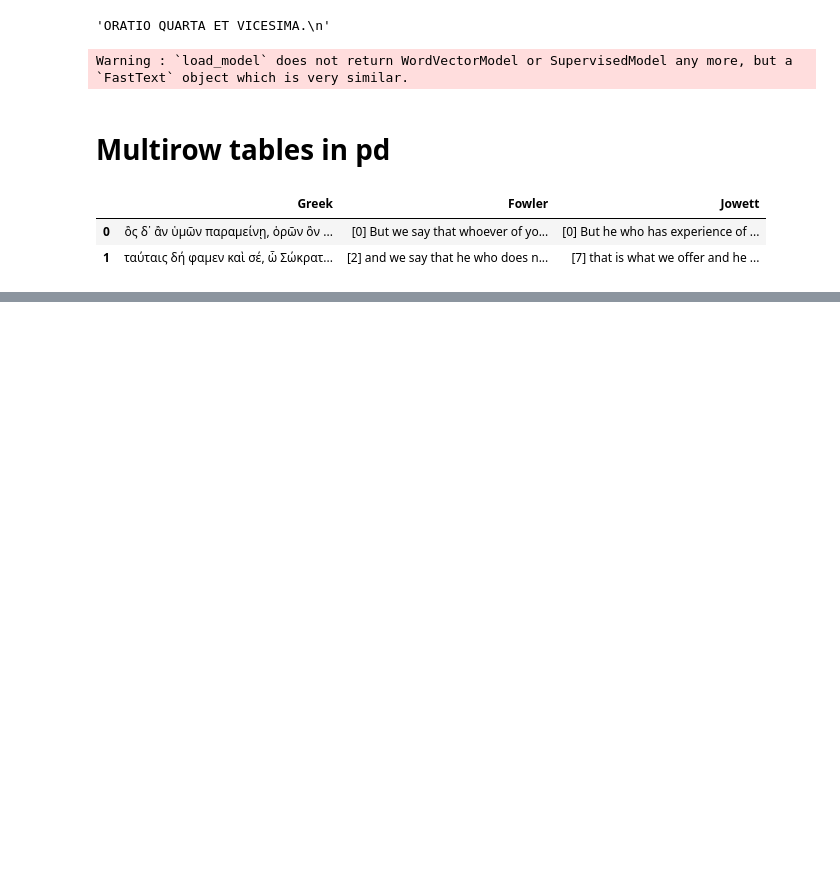
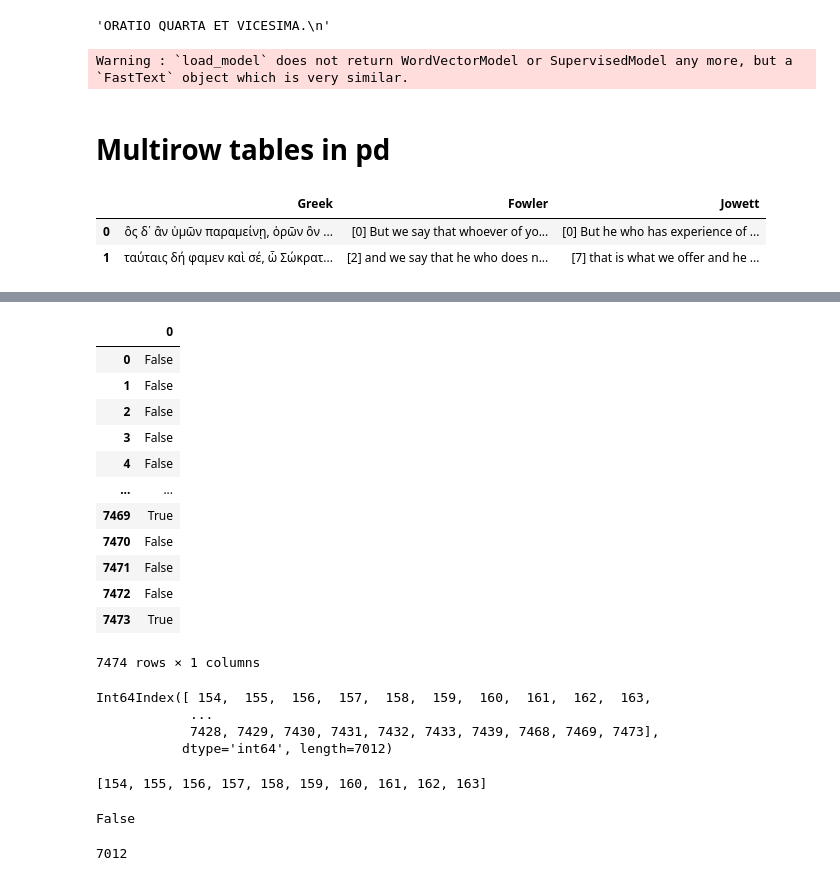
Before and after one commit to caro28/chiron, a Jupyter notebook: chironata/code/runner_debugger.ipynb, the cells around one changed output, grey strips where cells are left out. Saved outputs shown, nothing was run; the diff lists cells and outputs as text; code cells hidden in the pictures; blank space fills up the shorter version.

```diff
--- a/chironata/code/runner_debugger.ipynb
+++ b/chironata/code/runner_debugger.ipynb
@@ -265,0 +373,37 @@ df.style.set_properties(**{'width':'30em', 'text-align':'left', 'white-space': '
+# %%
+aesch_dups = pd.DataFrame(aesch_1863_df.duplicated(keep=False))
+aesch_dups
+# %% [output]
+|  | 0 |
+| 0 | False |
+| 1 | False |
+| 2 | False |
+| 3 | False |
+| 4 | False |
+| ... | ... |
+| 7469 | True |
+| 7470 | False |
+| 7471 | False |
+| 7472 | False |
+| 7473 | True |
+7474 rows × 1 columns
+# %%
+aesch_dups.index[aesch_dups[0]==True]
+# %% [output]
+Int64Index([ 154,  155,  156,  157,  158,  159,  160,  161,  162,  163,
+            ...
+            7428, 7429, 7430, 7431, 7432, 7433, 7439, 7468, 7469, 7473],
+           dtype='int64', length=7012)
+# %%
+aesch_dups.index[aesch_dups[0]==True].tolist()[:10]
+# %% [output]
+[154, 155, 156, 157, 158, 159, 160, 161, 162, 163]
+# %%
+aesch_dups.index[aesch_dups[0]==True].tolist() == [num for num in range(154, len(aesch_dups.index[aesch_dups[0]==True].tolist()))]
+# %% [output]
+False
+# %%
+for num in range(154, len(aesch_dups.index[aesch_dups[0]==True].tolist())):
+aesch_dups.index[aesch_dups[0]==True].tolist())
+# %% [output]
+7012
```
Also changed, not shown: parts of 13 cells of this notebook, 3 other files.
